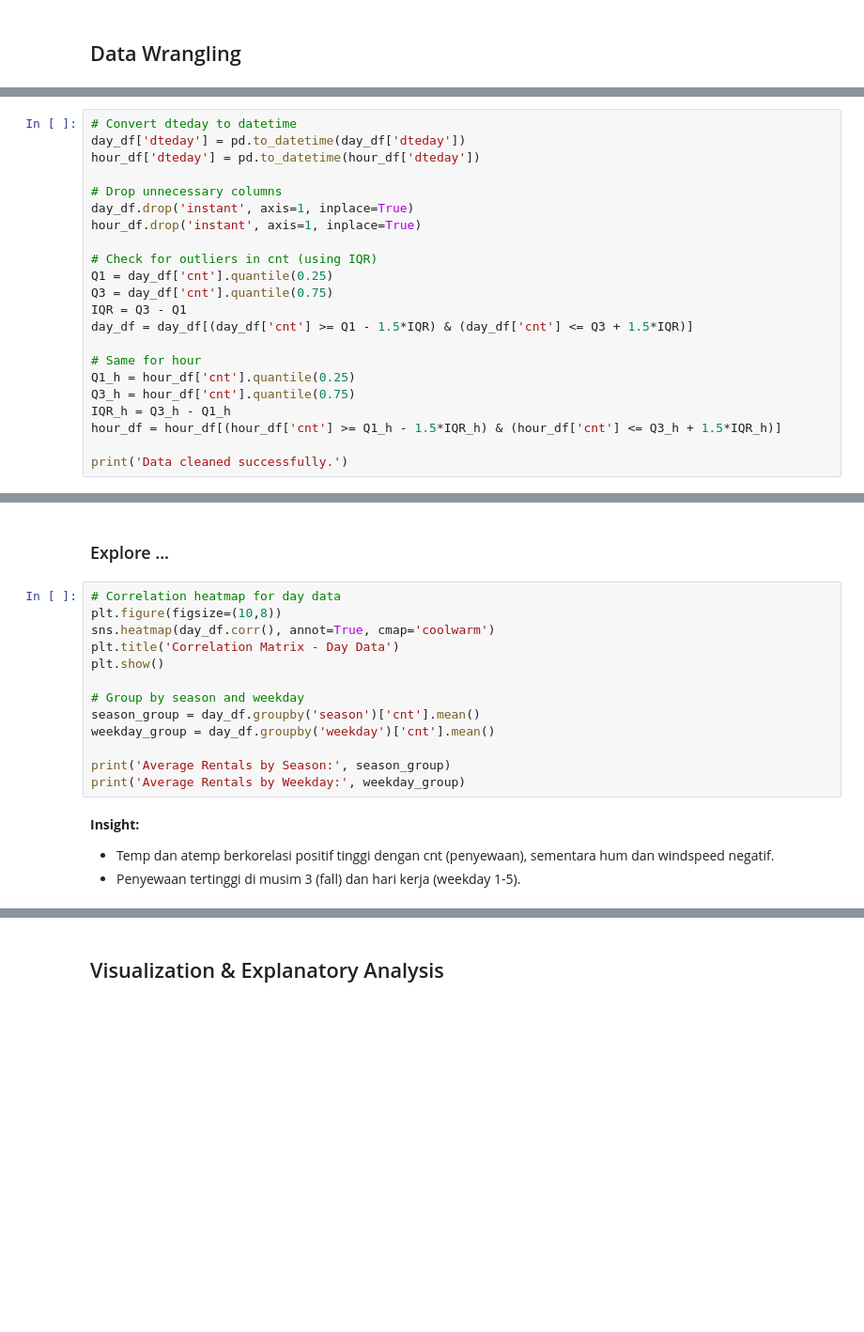
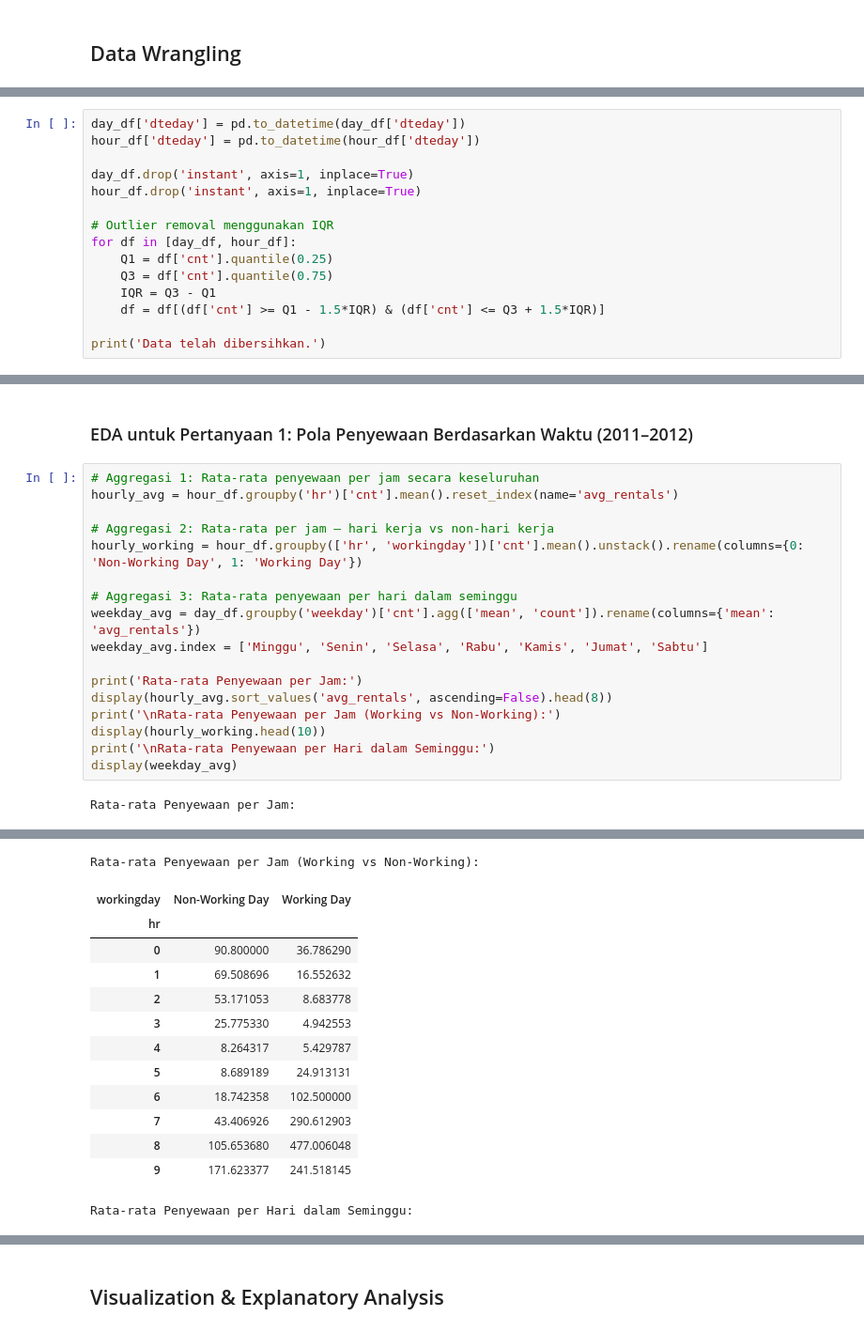
Before and after one commit to boboiboyapi01/submission, a Jupyter notebook: notebook.ipynb, the cells around one changed output, grey strips where cells are left out. Shown at 94% size. Drawn from its saved outputs; the diff is of its cells as text; blank space fills up the shorter version.

```diff
--- a/notebook.ipynb
+++ b/notebook.ipynb
@@ -72,22 +77,15 @@ Ubah tipe data, hapus kolom tidak perlu (misalnya instant), dan handle outliers
 # %%
-# Convert dteday to datetime
 day_df['dteday'] = pd.to_datetime(day_df['dteday'])
 hour_df['dteday'] = pd.to_datetime(hour_df['dteday'])
 
-# Drop unnecessary columns
 day_df.drop('instant', axis=1, inplace=True)
 hour_df.drop('instant', axis=1, inplace=True)
 
-# Check for outliers in cnt (using IQR)
-Q1 = day_df['cnt'].quantile(0.25)
-Q3 = day_df['cnt'].quantile(0.75)
-IQR = Q3 - Q1
-day_df = day_df[(day_df['cnt'] >= Q1 - 1.5*IQR) & (day_df['cnt'] <= Q3 + 1.5*IQR)]
+# Outlier removal menggunakan IQR
+for df in [day_df, hour_df]:
+    Q1 = df['cnt'].quantile(0.25)
+    Q3 = df['cnt'].quantile(0.75)
+    IQR = Q3 - Q1
+    df = df[(df['cnt'] >= Q1 - 1.5*IQR) & (df['cnt'] <= Q3 + 1.5*IQR)]
 
-# Same for hour
-Q1_h = hour_df['cnt'].quantile(0.25)
-Q3_h = hour_df['cnt'].quantile(0.75)
-IQR_h = Q3_h - Q1_h
-hour_df = hour_df[(hour_df['cnt'] >= Q1_h - 1.5*IQR_h) & (hour_df['cnt'] <= Q3_h + 1.5*IQR_h)]
-
-print('Data cleaned successfully.')
+print('Data telah dibersihkan.')
@@ -102,19 +96,21 @@ Explore distribusi, korelasi, dan grouping sederhana.
-# %% [markdown]
-### Explore ...
-# %%
-# Correlation heatmap for day data
-plt.figure(figsize=(10,8))
-sns.heatmap(day_df.corr(), annot=True, cmap='coolwarm')
-plt.title('Correlation Matrix - Day Data')
-plt.show()
-
-# Group by season and weekday
-season_group = day_df.groupby('season')['cnt'].mean()
-weekday_group = day_df.groupby('weekday')['cnt'].mean()
-
-print('Average Rentals by Season:', season_group)
-print('Average Rentals by Weekday:', weekday_group)
-# %% [markdown]
-**Insight:**
-- Temp dan atemp berkorelasi positif tinggi dengan cnt (penyewaan), sementara hum dan windspeed negatif.
-- Penyewaan tertinggi di musim 3 (fall) dan hari kerja (weekday 1-5).
+# %% [markdown]
+### EDA untuk Pertanyaan 1: Pola Penyewaan Berdasarkan Waktu (2011–2012)
+# %%
+# Aggregasi 1: Rata-rata penyewaan per jam secara keseluruhan
+hourly_avg = hour_df.groupby('hr')['cnt'].mean().reset_index(name='avg_rentals')
+
+# Aggregasi 2: Rata-rata per jam – hari kerja vs non-hari kerja
+hourly_working = hour_df.groupby(['hr', 'workingday'])['cnt'].mean().unstack().rename(columns={0: 'Non-Working Day', 1: 'Working Day'})
+
+# Aggregasi 3: Rata-rata penyewaan per hari dalam seminggu
+weekday_avg = day_df.groupby('weekday')['cnt'].agg(['mean', 'count']).rename(columns={'mean': 'avg_rentals'})
+weekday_avg.index = ['Minggu', 'Senin', 'Selasa', 'Rabu', 'Kamis', 'Jumat', 'Sabtu']
+
+print('Rata-rata Penyewaan per Jam:')
+display(hourly_avg.sort_values('avg_rentals', ascending=False).head(8))
+print('\nRata-rata Penyewaan per Jam (Working vs Non-Working):')
+display(hourly_working.head(10))
+print('\nRata-rata Penyewaan per Hari dalam Seminggu:')
+display(weekday_avg)
+# %% [output]
+Rata-rata Penyewaan per Jam:
@@ -120,0 +126,14 @@ print('Average Rentals by Weekday:', weekday_group)
+Rata-rata Penyewaan per Jam (Working vs Non-Working):
+| workingday | Non-Working Day | Working Day |
+| hr |  |  |
+| 0 | 90.800000 | 36.786290 |
+| 1 | 69.508696 | 16.552632 |
+| 2 | 53.171053 | 8.683778 |
+| 3 | 25.775330 | 4.942553 |
+| 4 | 8.264317 | 5.429787 |
+| 5 | 8.689189 | 24.913131 |
+| 6 | 18.742358 | 102.500000 |
+| 7 | 43.406926 | 290.612903 |
+| 8 | 105.653680 | 477.006048 |
+| 9 | 171.623377 | 241.518145 |
+Rata-rata Penyewaan per Hari dalam Seminggu:
```
Also changed, not shown: parts of 36 cells of this notebook, 2 other files.
